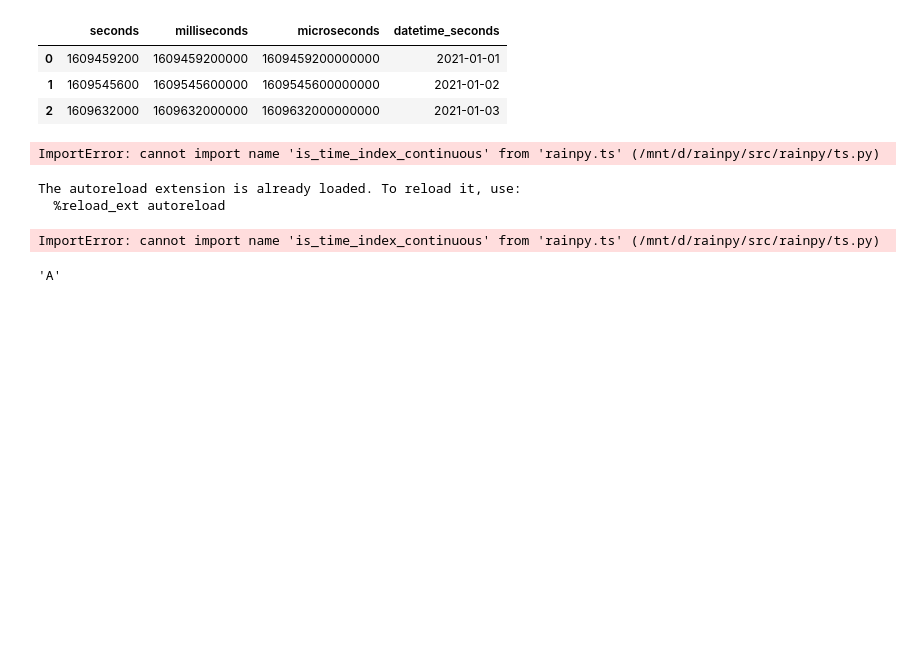
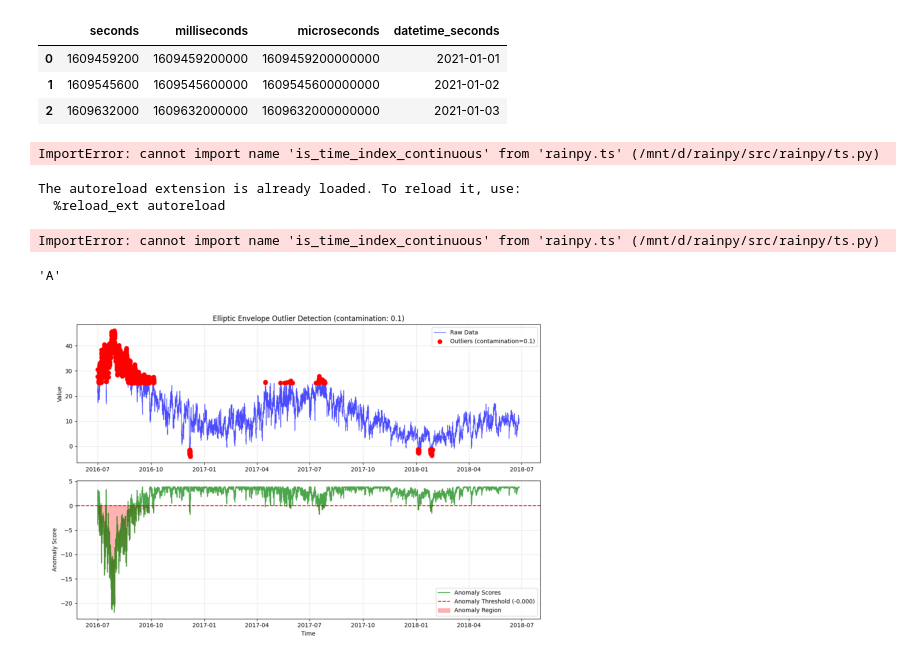
Before and after one commit to zmdsn/rainpy, a Jupyter notebook: lab.ipynb, the cells around one changed output. Saved outputs shown, nothing was run; the diff lists cells and outputs as text; code cells hidden in the pictures; blank space fills up the shorter version.

```diff
--- a/lab.ipynb
+++ b/lab.ipynb
@@ -194,3 +265,20 @@ df = pd.DataFrame(data)
 df['category'].mode()[0]  # 返回出现频率最高的值
 # %% [output]
 'A'
+# %%
+# %%time
+from rainpy.ts import read_data
+file_path="tests/test_data/ETTh1.csv"
+df = read_data(file_path)
+# %%
+from rainpy.ts import *
+
+# df_detection, image_base64 = z_score_detection(df['OT'], threshold=3, show=True)
+df_detection, image_base64 = modified_zscore_detection(df['OT'], threshold=3, show=True)
+# df_detection, image_base64 = lof_detection(df['OT'], n_neighbors=150, show=True)
+# df_detection, image_base64 = iqr_detection(df['OT'], show=True)
+df_detection, image_base64= elliptic_envelope_detection(df['OT'], show=True)
+
+show_base64(image_base64)
+# %% [output]
+[figure, added]
```
Also changed, not shown: parts of 10 cells of this notebook, 2 other files.
